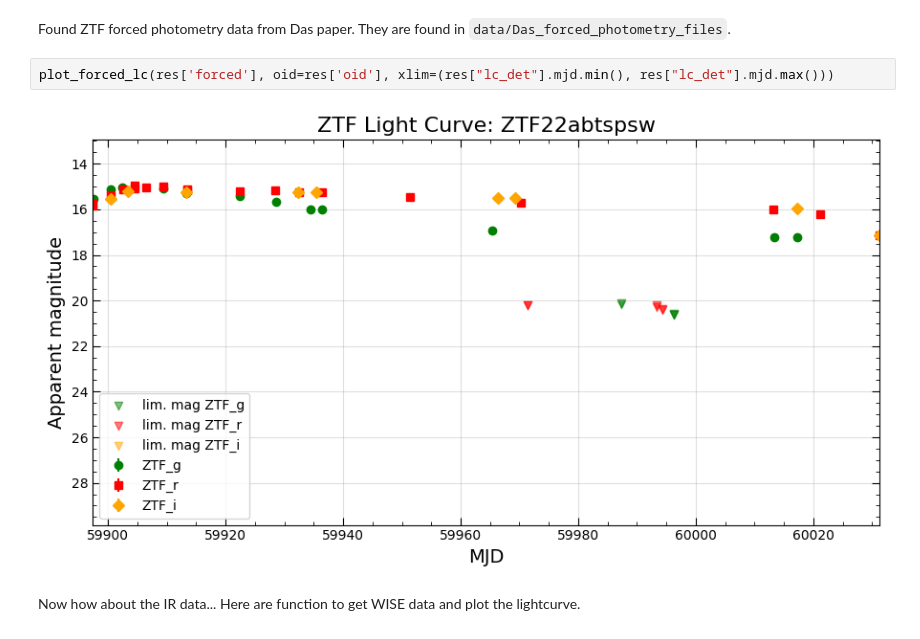
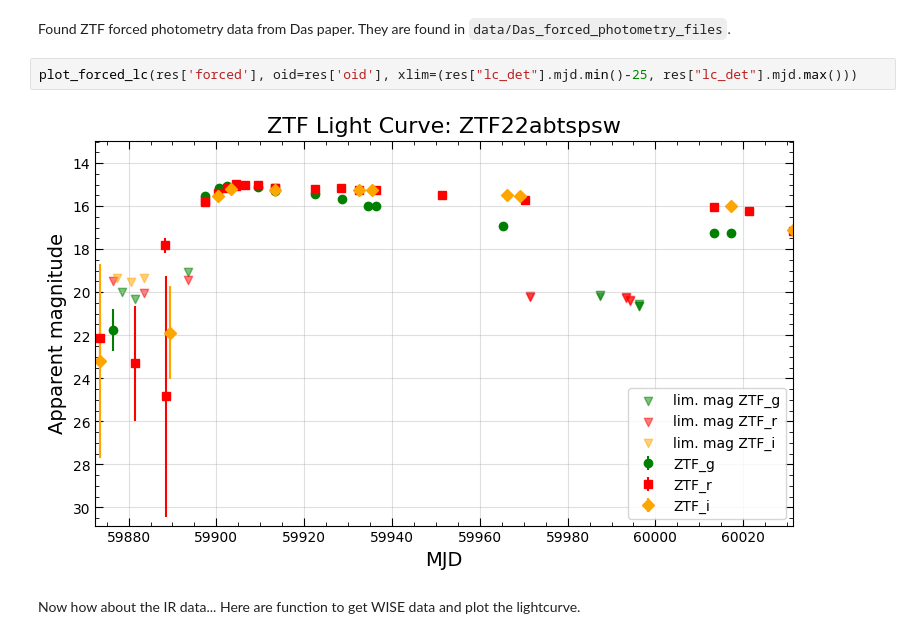
Before and after one commit to ana-lam/LL_typeIIP, a Jupyter notebook: lc_plotting.ipynb, the cells around one changed output. Drawn from its saved outputs; the diff is of its cells as text.

```diff
--- a/lc_plotting.ipynb
+++ b/lc_plotting.ipynb
@@ -310,9 +376,9 @@ Ok I think the reason we are missing the tail is because ALeRCE only does non-de
 # %% [markdown]
 Found ZTF forced photometry data from Das paper. They are found in `data/Das_forced_photometry_files`.
 # %%
-plot_forced_lc(res['forced'], oid=res['oid'], xlim=(res["lc_det"].mjd.min(), res["lc_det"].mjd.max()))
+plot_forced_lc(res['forced'], oid=res['oid'], xlim=(res["lc_det"].mjd.min()-25, res["lc_det"].mjd.max()))
 # %% [output]
-[figure, old version]
+[figure, new version]
 # %% [markdown]
 Now how about the IR data... Here are function to get WISE data and plot the lightcurve.
 # %%
```
Also changed, not shown: parts of 9 cells of this notebook.
